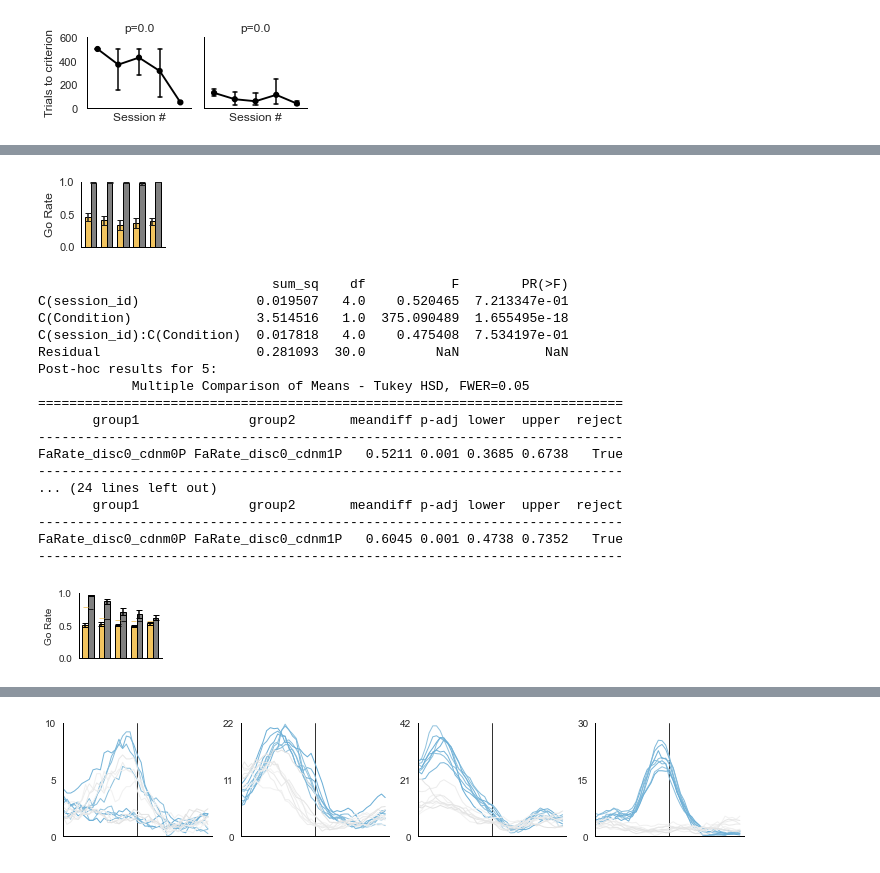
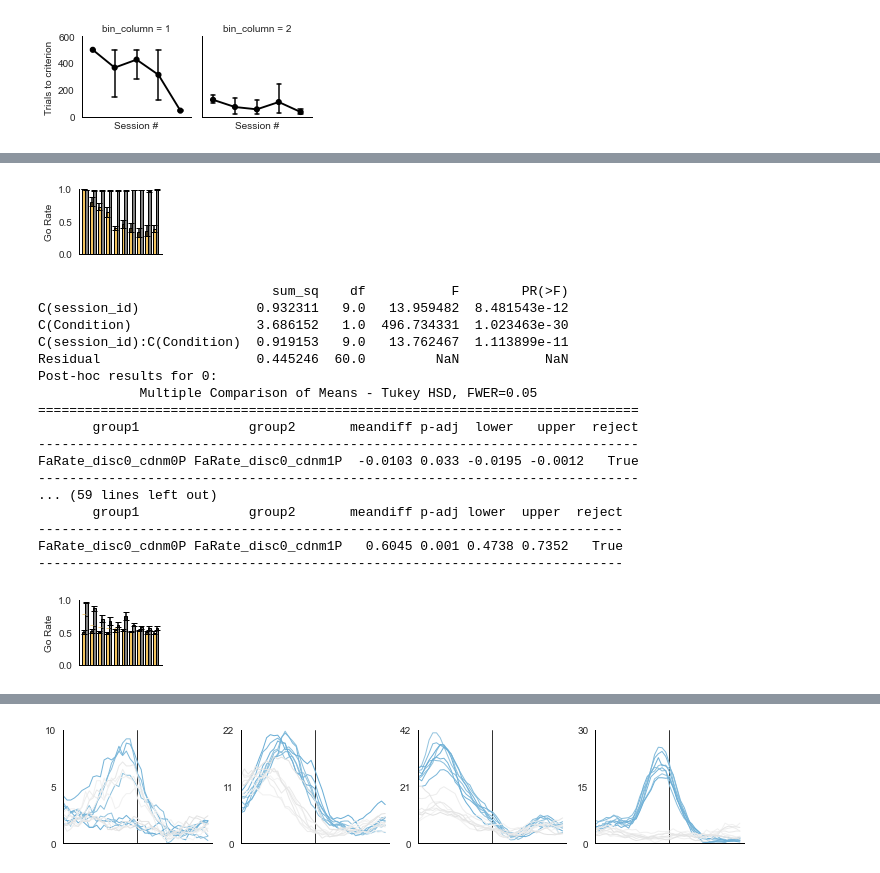
Before and after one commit to IdoMaor/Persistent-representation-of-a-prior-schema-, a Jupyter notebook: Persistent-representation-of-a-prior-schema.ipynb, the cells around one changed output, grey strips where cells are left out. Drawn from its saved outputs; the diff is of its cells as text; code cells hidden in the pictures.

```diff
--- a/Persistent-representation-of-a-prior-schema.ipynb
+++ b/Persistent-representation-of-a-prior-schema.ipynb
@@ -1200,12 +1202,10 @@ for item in data:
     #df_sessions = df_sessions.append(item, ignore_index=True)
     df_sessions = pd.concat([df_sessions, pd.DataFrame([item])], ignore_index=True)
 # %%
-#Behavior only (load behave_dict and plot corct ratios)
+#Figure 2a-c
 df_sessions_f = df_sessions[(df_sessions.index>=0)&(df_sessions.index<40)]
 
-#initialize df with scores per session
 df_rats = pd.DataFrame()
-#initialize df for analyis_table for all rats and sessions
 Big_Analysis_table_mode=pd.DataFrame()
 
 for index, row in df_sessions_f.iterrows():
@@ -1234,10 +1234,12 @@ for index, row in df_sessions_f.iterrows():
 
         if Big_Analysis_table_mode.empty:
             Big_Analysis_table_mode = pd.DataFrame(columns=Analysis_table_f.columns)
-        Big_Analysis_table_mode = pd.concat([Big_Analysis_table_mode,Analysis_table_f], axis=0)
+        with warnings.catch_warnings():
+            warnings.filterwarnings("ignore", category=FutureWarning)
+            Big_Analysis_table_mode = pd.concat([Big_Analysis_table_mode, Analysis_table_f], axis=0)
 df_rats['bin_column'] = df_rats['session_id'].apply(categorize_into_bins)
 
-#Figure 2a-c
+
 import matplotlib.colors as mcolors
 
 colors = ["#1a80bb", "#f2c45f"]  # Blue to orange shades
@@ -1369,7 +1371,6 @@ group1 group2 meandiff p-adj   lower  upper  reject
 ---------------------------------------------------
 # %%
 # Trials to criterion. Figure 2 e-h
-from scipy.stats import kendalltau
 
 crit_df=pd.DataFrame(columns=['session_id','rats','tr_to_crit'])
 index=[]
@@ -1384,37 +1385,33 @@ crit_df['bin_column'] = crit_df['session_id'].apply(categorize_into_bins)
 
 
 data = crit_df[(crit_df['session_id']>=0)&(crit_df['session_id']<10) ]
 
 LC = sns.catplot(
     data=data, x="session_id", y="tr_to_crit", col = "bin_column",
     capsize=.2, color='black', errorbar="se",sharex=False,
     kind="point", height=2, aspect=1,scale=0.7, linewidth=1, errwidth=1.5)
 LC.despine(left=False,bottom=False,top=True)
 #g.refline(y=0.5,linestyle=":")
 result = data.groupby(['bin_column','session_id','rats']).agg({'tr_to_crit': 'mean'})
 
-values=result['tr_to_crit']
-tau, p_value = kendalltau(values.index, values)
-LC.set(ylabel='Trials to criterion',ylim = (0,600), xlabel='Session #',xticks = [],title = f'p={round(p_value,5)}')
+LC.set(ylabel='Trials to criterion',ylim = (0,600), xlabel='Session #',xticks = [])
 
 
 plt.show()
 LC.savefig("Trials to criterion1.png", dpi=300, bbox_inches='tight')
 data = crit_df[(crit_df['session_id']>=15)&(crit_df['session_id']<25) ]
 
 LC = sns.catplot(
     data=data, x="session_id", y="tr_to_crit", col = "bin_column",
     capsize=.2, color='black', errorbar="se",sharex=False,
     kind="point", height=2, aspect=1,scale=0.7, linewidth=1, errwidth=1.5)
 LC.despine(left=False,bottom=False,top=True)
 #g.refline(y=0.5,linestyle=":")
 result = data.groupby(['bin_column','session_id','rats']).agg({'tr_to_crit': 'mean'})
 
-values=result['tr_to_crit']
-tau, p_value = kendalltau(values.index, values)
-LC.set(ylabel='Trials to criterion',ylim = (0,600), xlabel='Session #',xticks = [],title = f'p={round(p_value,5)}')
+LC.set(ylabel='Trials to criterion',ylim = (0,600), xlabel='Session #',xticks = [])
 
 
 plt.show()
 # %% [output]
-[figure, old version]
+[figure, new version]
@@ -1424,7 +1421,7 @@ plt.show()
 from scipy import stats
 
 df_sessions_f = df_sessions[(df_sessions.index>=0)&(df_sessions.index<5)]
-df_sessions_f = df_sessions[(df_sessions.index>=5)&(df_sessions.index<10)]
+df_sessions_f = df_sessions[(df_sessions.index>=0)&(df_sessions.index<10)]
 color_set = ["#1a80bb", "#f2c45f", "#b8b8b8", "#FF33FF", "#FFFF33"]
 
 #initialize df with scores per session
@@ -1526,27 +1523,27 @@ for level in anova_data_long['session_id'].unique():
     print(f"Post-hoc results for {level}:")
     print(tukey)
 # %% [output]
-[figure, old version]
+[figure, new version]
                               sum_sq    df           F        PR(>F)
-C(session_id)               0.019507   4.0    0.520465  7.213347e-01
-C(Condition)                3.514516   1.0  375.090489  1.655495e-18
-C(session_id):C(Condition)  0.017818   4.0    0.475408  7.534197e-01
-Residual                    0.281093  30.0         NaN           NaN
-Post-hoc results for 5:
-            Multiple Comparison of Means - Tukey HSD, FWER=0.05
-===========================================================================
-       group1              group2       meandiff p-adj lower  upper  reject
----------------------------------------------------------------------------
-FaRate_disc0_cdnm0P FaRate_disc0_cdnm1P   0.5211 0.001 0.3685 0.6738   True
----------------------------------------------------------------------------
-... (24 lines left out)
+C(session_id)               0.932311   9.0   13.959482  8.481543e-12
+C(Condition)                3.686152   1.0  496.734331  1.023463e-30
+C(session_id):C(Condition)  0.919153   9.0   13.762467  1.113899e-11
+Residual                    0.445246  60.0         NaN           NaN
+Post-hoc results for 0:
+             Multiple Comparison of Means - Tukey HSD, FWER=0.05
+=============================================================================
+       group1              group2       meandiff p-adj  lower   upper  reject
+-----------------------------------------------------------------------------
+FaRate_disc0_cdnm0P FaRate_disc0_cdnm1P  -0.0103 0.033 -0.0195 -0.0012   True
+-----------------------------------------------------------------------------
+... (59 lines left out)
        group1              group2       meandiff p-adj lower  upper  reject
 ---------------------------------------------------------------------------
 FaRate_disc0_cdnm0P FaRate_disc0_cdnm1P   0.6045 0.001 0.4738 0.7352   True
 ---------------------------------------------------------------------------
 # %%
 # go prob bars but with control figure 2i
-df_sessions_f = df_sessions[(df_sessions.index>=15)&(df_sessions.index<20)]
+df_sessions_f = df_sessions[(df_sessions.index>=15)&(df_sessions.index<25)]
 #df_sessions_f = df_sessions[(df_sessions.index>=20)&(df_sessions.index<25)]
 
 color_set = ["#1a80bb", "#f2c45f", "#b8b8b8", "#FF33FF", "#FFFF33"]
@@ -1680,7 +1677,7 @@ ax.set(ylim=(0,1))
 ax.tick_params(axis="y", which="both", length=3, width=1)  # Adjust tick length/width
 plt.show()
 # %% [output]
-[figure, old version]
+[figure, new version]
 # %%
 #Learning curves with multiple bins per session Supplementary figure1
 df_sessions_f = df_sessions[(df_sessions.index >= 0) & (df_sessions.index < 40) & ~df_sessions.index.isin(range(25, 30))]
```
Also changed, not shown: parts of 27 cells of this notebook, 2 other files.
